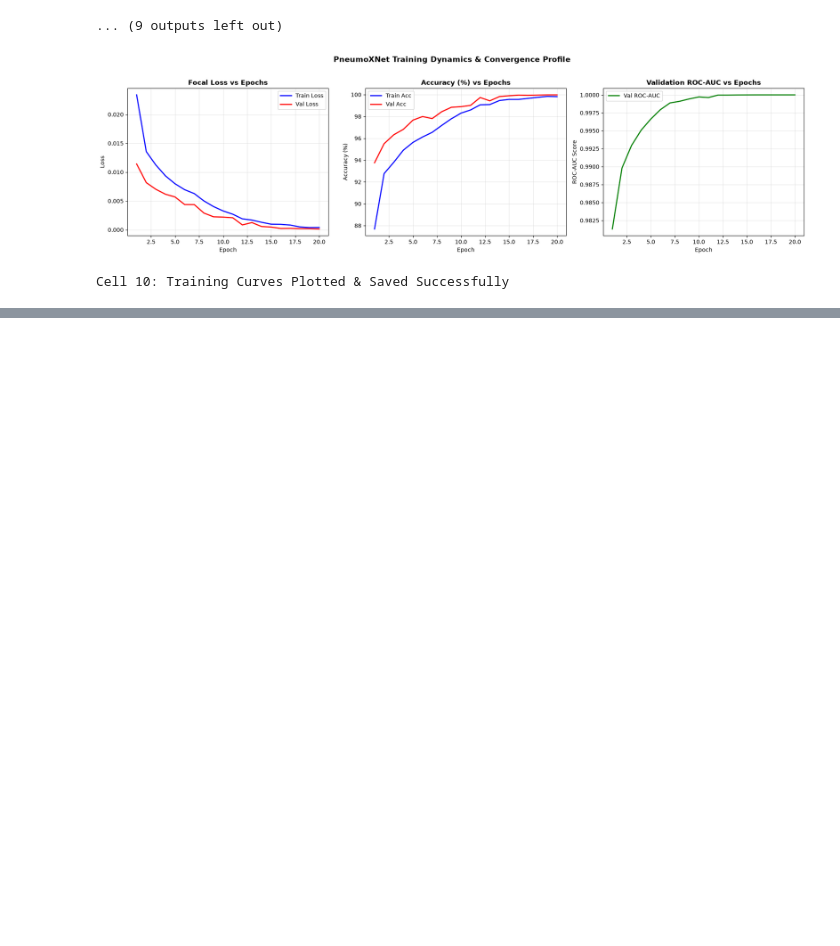
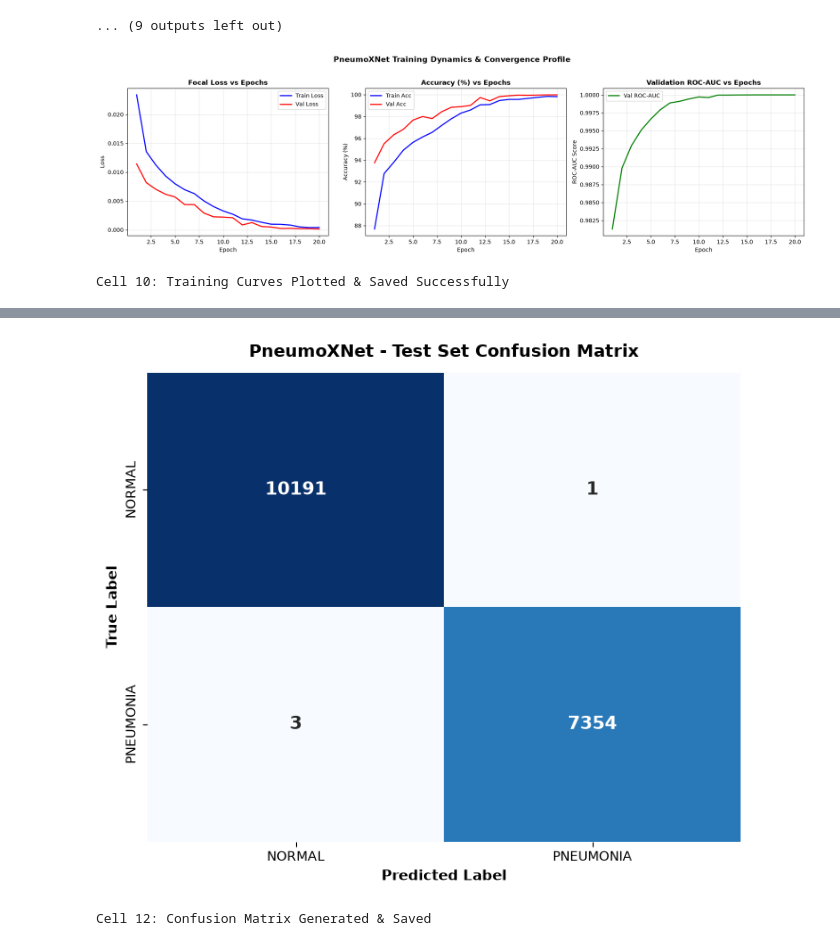
Before and after one commit to jaimulhaque/Pneumonia-MultiModel-XAI, a Jupyter notebook: notebooks/14_PneumoXNet_Baseline_Training.ipynb, the cells around one changed output, grey strips where cells are left out. Cells and saved outputs as stored; diff of their text form; code cells hidden in the pictures; blank space fills up the shorter version.

```diff
--- a/notebooks/14_PneumoXNet_Baseline_Training.ipynb
+++ b/notebooks/14_PneumoXNet_Baseline_Training.ipynb
@@ -578,0 +637,27 @@ Cell 10: Training Curves Plotted & Saved Successfully
+# %%
+# ============================================================
+# Cell 12: Confusion Matrix Heatmap
+# ============================================================
+import seaborn as sns
+
+cm = confusion_matrix(test_labels, test_preds)
+
+plt.figure(figsize=(7, 6))
+sns.heatmap(
+    cm, annot=True, fmt='d', cmap='Blues',
+    xticklabels=[idx_to_class[0], idx_to_class[1]],
+    yticklabels=[idx_to_class[0], idx_to_class[1]],
+    cbar=False, annot_kws={"size": 14, "weight": "bold"}
+)
+
+plt.title('PneumoXNet - Test Set Confusion Matrix', fontsize=13, fontweight='bold', pad=12)
+plt.xlabel('Predicted Label', fontsize=11, fontweight='bold')
+plt.ylabel('True Label', fontsize=11, fontweight='bold')
+plt.tight_layout()
+plt.savefig(RESULTS_DIR / "pneumoxnet_confusion_matrix.png", dpi=300, bbox_inches='tight')
+plt.show()
+
+print("Cell 12: Confusion Matrix Generated & Saved")
+# %% [output]
+[figure, added]
+Cell 12: Confusion Matrix Generated & Saved
```
Also changed, not shown: parts of 3 cells of this notebook.
